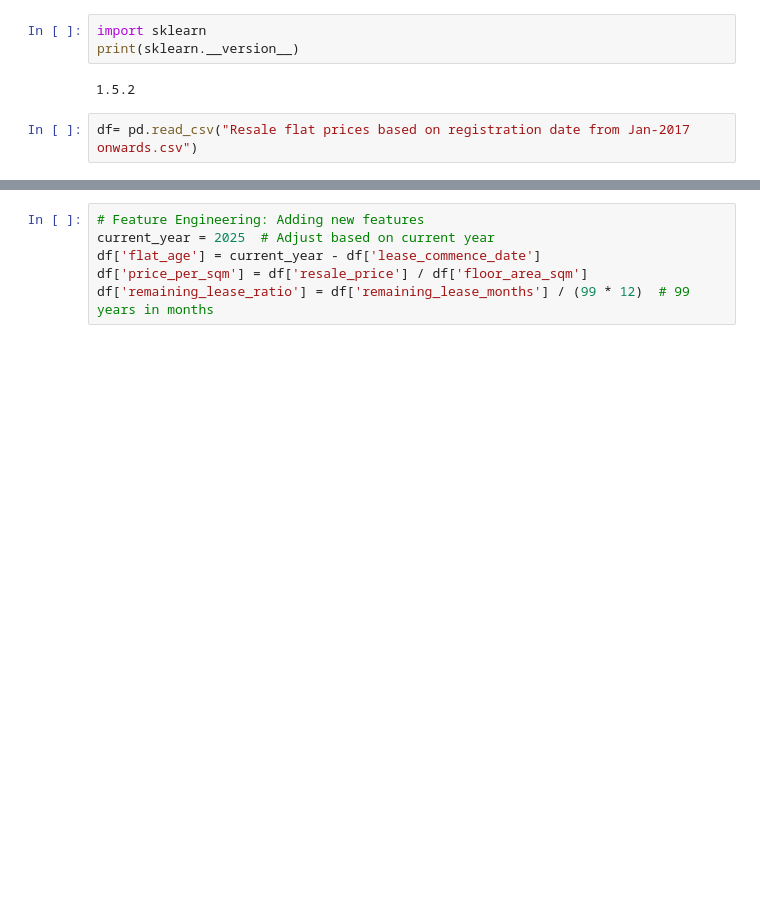
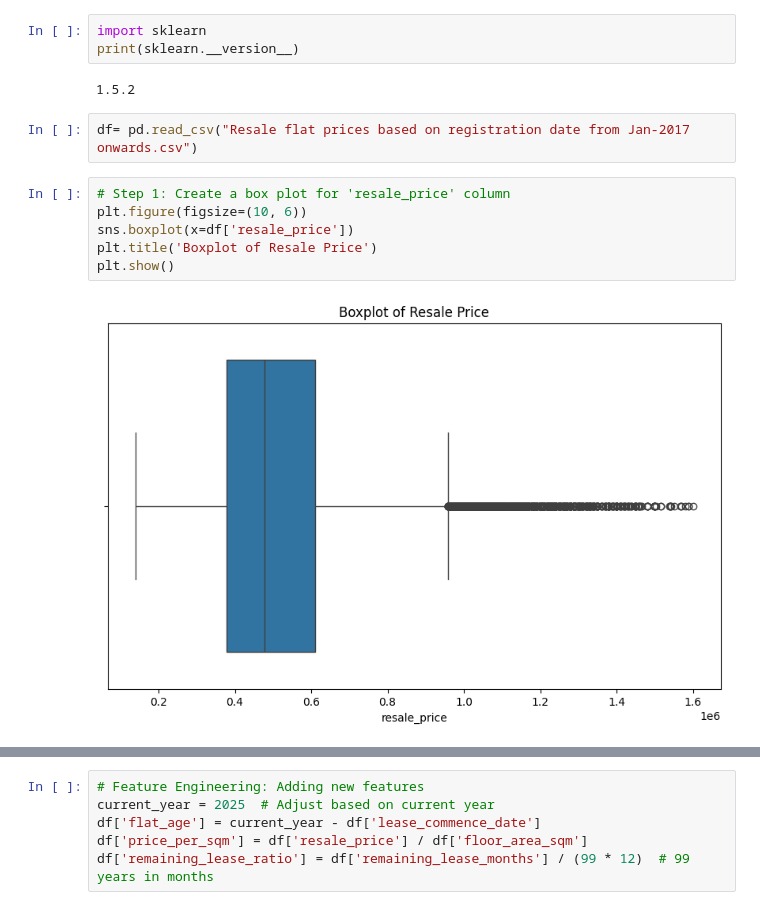
Before and after one commit to Sakineee/streamlit-house, a Jupyter notebook: GBR.ipynb, the cells around one changed output, grey strips where cells are left out. Drawn from its saved outputs; the diff is of its cells as text; blank space fills up the shorter version.

```diff
--- a/GBR.ipynb
+++ b/GBR.ipynb
@@ -14,3 +18,11 @@ print(sklearn.__version__)
 1.5.2
 # %%
 df= pd.read_csv("Resale flat prices based on registration date from Jan-2017 onwards.csv")
+# %%
+# Step 1: Create a box plot for 'resale_price' column
+plt.figure(figsize=(10, 6))
+sns.boxplot(x=df['resale_price'])
+plt.title('Boxplot of Resale Price')
+plt.show()
+# %% [output]
+[figure, added]
```
Also changed, not shown: parts of 27 cells of this notebook, 3 other files.
